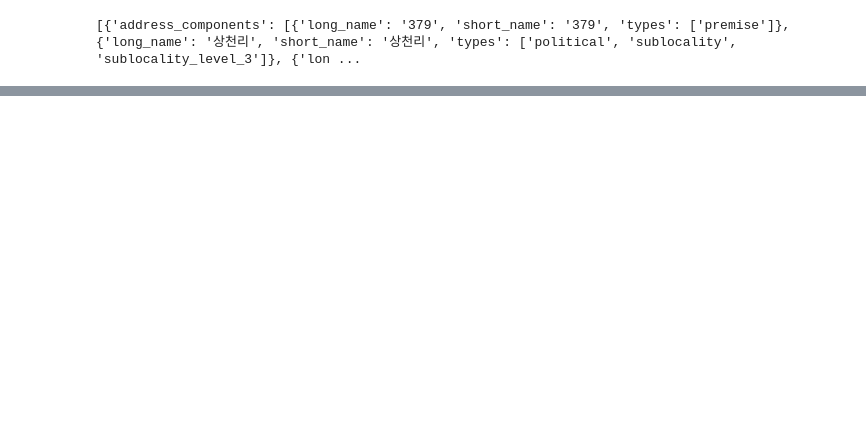
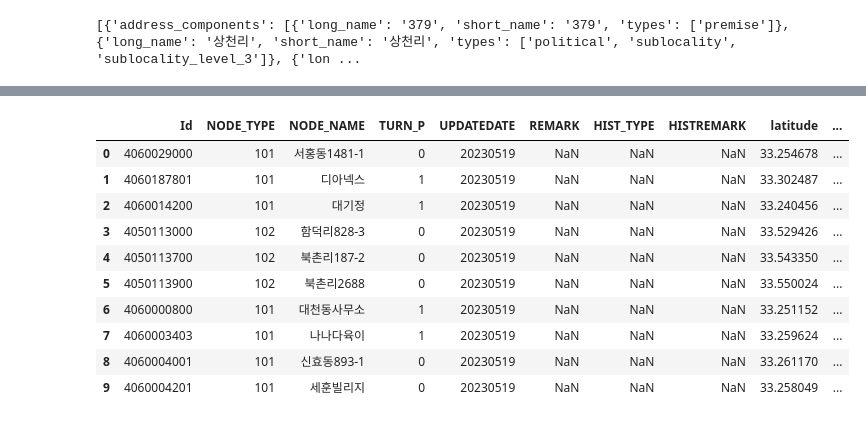
Before and after one commit to DongmyeongBack/road_network, a Jupyter notebook: road_population.ipynb, the cells around one changed output, grey strips where cells are left out. Saved outputs shown, nothing was run; the diff lists cells and outputs as text; code cells hidden in the pictures; blank space fills up the shorter version.

```diff
--- a/road_population.ipynb
+++ b/road_population.ipynb
@@ -52,4 +53,4 @@ df['address'] = df.apply(get_address, axis=1)
 # %%
-df = pd.read_csv('data/Jeju_nodes.csv')
-df.head()
+address = pd.read_csv('data/Jeju_nodes.csv', encoding='utf-8', sep=';')
+address.head()
 # %% [output]
@@ -56,0 +84,9 @@ ParserError: Error tokenizing data. C error: Expected 3 fields in line 37, saw 4
+# %%
+#adrees column에서 읍 면 동 셋 중 하나로 끝나는 단어만 출력
+def filter_address_parts(address):
+    parts = address.split()
+    filtered_parts = [part for part in parts if part.endswith(('읍', '면', '동'))]
+    return ' '.join(filtered_parts)
+
+address['filtered_address'] = address['address'].apply(filter_address_parts)
+address.head()
@@ -56,0 +102,14 @@ ParserError: Error tokenizing data. C error: Expected 3 fields in line 37, saw 4
+# %%
+address.head(10)
+# %% [output]
+|  | Id | NODE_TYPE | NODE_NAME | TURN_P | UPDATEDATE | REMARK | HIST_TYPE | HISTREMARK | latitude | ... |
+| 0 | 4060029000 | 101 | 서홍동1481-1 | 0 | 20230519 | NaN | NaN | NaN | 33.254678 | ... |
+| 1 | 4060187801 | 101 | 디아넥스 | 1 | 20230519 | NaN | NaN | NaN | 33.302487 | ... |
+| 2 | 4060014200 | 101 | 대기정 | 1 | 20230519 | NaN | NaN | NaN | 33.240456 | ... |
+| 3 | 4050113000 | 102 | 함덕리828-3 | 0 | 20230519 | NaN | NaN | NaN | 33.529426 | ... |
+| 4 | 4050113700 | 102 | 북촌리187-2 | 0 | 20230519 | NaN | NaN | NaN | 33.543350 | ... |
+| 5 | 4050113900 | 102 | 북촌리2688 | 0 | 20230519 | NaN | NaN | NaN | 33.550024 | ... |
+| 6 | 4060000800 | 101 | 대천동사무소 | 1 | 20230519 | NaN | NaN | NaN | 33.251152 | ... |
+| 7 | 4060003403 | 101 | 나나다육이 | 1 | 20230519 | NaN | NaN | NaN | 33.259624 | ... |
+| 8 | 4060004001 | 101 | 신효동893-1 | 0 | 20230519 | NaN | NaN | NaN | 33.261170 | ... |
+| 9 | 4060004201 | 101 | 세훈빌리지 | 0 | 20230519 | NaN | NaN | NaN | 33.258049 | ... |
```
Also changed, not shown: parts of 8 cells of this notebook, 5 other files.
